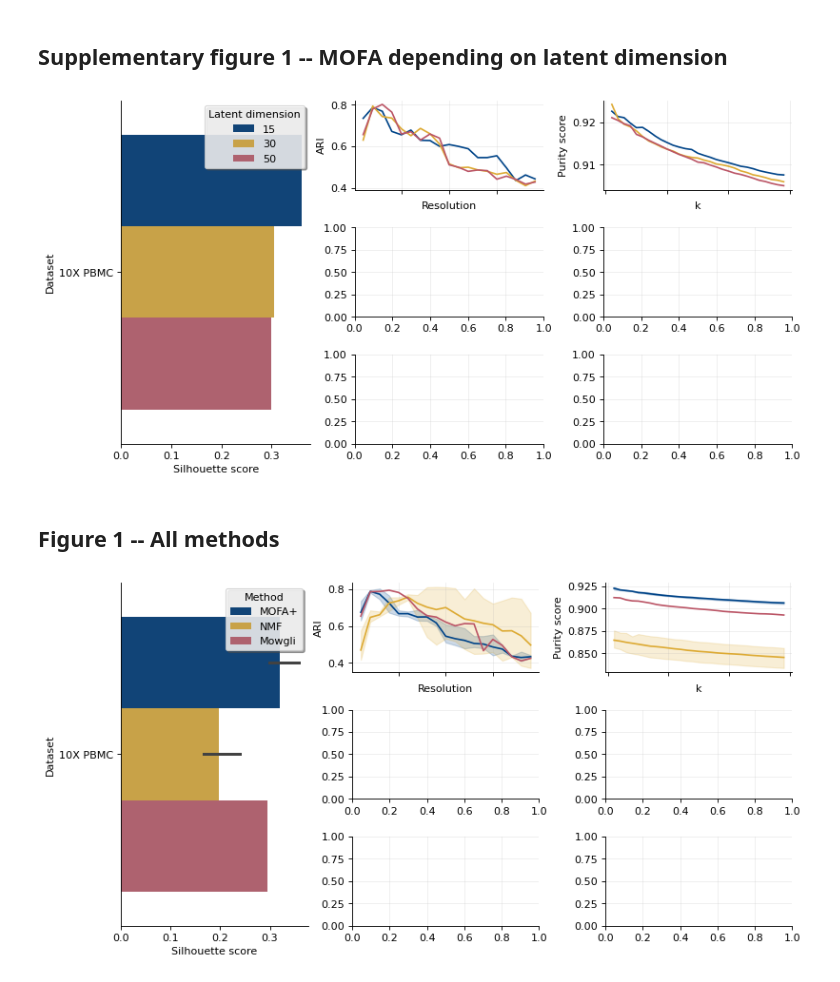
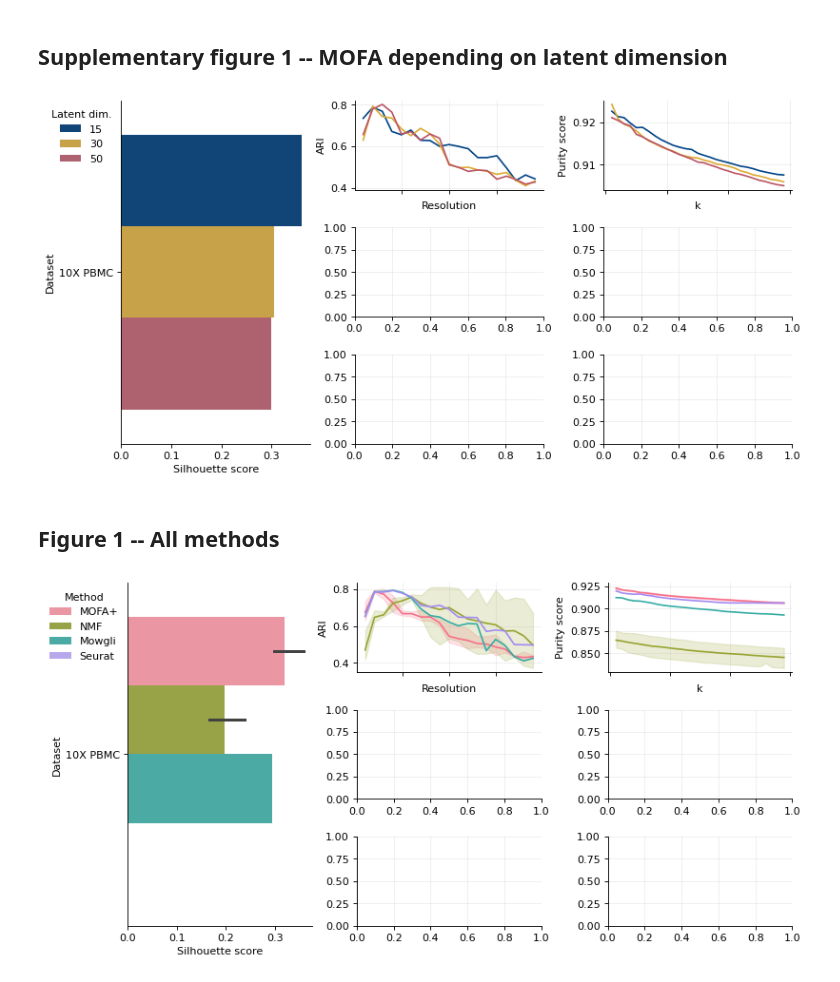
Before and after one commit to cantinilab/mowgli_reproducibility, a Jupyter notebook: visualize/figure_1.ipynb, the cells around one changed output. Saved outputs shown, nothing was run; the diff lists cells and outputs as text; code cells hidden in the pictures.

Commit message:
mowgli and seurat

```diff
--- a/visualize/figure_1.ipynb
+++ b/visualize/figure_1.ipynb
@@ -13,6 +13,7 @@ import pandas as pd
 
 from tueplots import axes as tue_axes
 from tueplots import cycler as tue_cycler
+from tueplots import fonts as tue_fonts
 from tueplots.constants import markers as tue_markers
 from tueplots.constants.color import palettes as tue_palettes
 
@@ -20,6 +21,8 @@ plt.rcParams.update({"figure.dpi": 80})
 plt.rcParams.update(tue_axes.spines(left=True, right=False, top=False, bottom=True))
 plt.rcParams.update(tue_axes.grid())
 plt.rcParams.update(tue_cycler.cycler(color=tue_palettes.high_contrast))
+plt.rcParams.update(tue_axes.legend(shadow=False, frameon=False, fancybox=False))
+plt.rcParams.update(tue_fonts.neurips2021())
 # %% [markdown]
 ## Load the data
 # %%
@@ -28,6 +31,7 @@ data_path = "/users/csb/huizing/Documents/PhD/Code/mowgli_reproducibility/data/"
 mofa_path = os.path.join(data_path, "10X_PBMC_10k/scores_mofa.pkl")
 nmf_path = os.path.join(data_path, "10X_PBMC_10k/scores_nmf.pkl")
 mowgli_path = os.path.join(data_path, "10X_PBMC_10k/scores_mowgli.pkl")
+seurat_path = os.path.join(data_path, "10X_PBMC_10k/scores_seurat.pkl")
 
 # Load the results from the pickle files.
 with open(mofa_path, "rb") as f:
@@ -36,9 +40,16 @@ with open(nmf_path, "rb") as f:
     scores_dict_nmf = pickle.load(f)
 with open(mowgli_path, "rb") as f:
     scores_dict_mowgli = pickle.load(f)
+with open(seurat_path, "rb") as f:
+    scores_dict_seurat = pickle.load(f)
 
 # Fuse two dictionaries.
-scores_dict = {**scores_dict_mofa, **scores_dict_nmf, **scores_dict_mowgli}
+scores_dict = {
+    **scores_dict_mofa,
+    **scores_dict_nmf,
+    **scores_dict_mowgli,
+    **scores_dict_seurat,
+}
 # %%
 # Turn the scores into a dataframe.
 scores_df = pd.DataFrame(scores_dict).T
@@ -54,19 +65,20 @@ scores_df.loc[idx, "Method"] = "NMF"
 idx = scores_df.index.to_series().str.contains("mowgli")
 scores_df.loc[idx, "Method"] = "Mowgli"
 
+idx = scores_df.index.to_series().str.contains("seurat")
+scores_df.loc[idx, "Method"] = "Seurat"
+
 idx = scores_df.index.to_series().str.contains("pbmc")
 scores_df.loc[idx, "Dataset"] = "10X PBMC"
 
 idx = scores_df.index.to_series().str.contains("15")
-scores_df.loc[idx, "Latent dimension"] = 15
+scores_df.loc[idx, "Latent dimension"] = "15"
 
 idx = scores_df.index.to_series().str.contains("30")
-scores_df.loc[idx, "Latent dimension"] = 30
+scores_df.loc[idx, "Latent dimension"] = "30"
 
 idx = scores_df.index.to_series().str.contains("50")
-scores_df.loc[idx, "Latent dimension"] = 50
-
-scores_df["Latent dimension"] = scores_df["Latent dimension"].astype(int)
+scores_df.loc[idx, "Latent dimension"] = "50"
 # %%
 # Print the head of the dataframe.
 scores_df.head()
@@ -97,7 +109,6 @@ for xp_name in scores_df.index:
                 "Latent dimension": str(scores_df.loc[xp_name, "Latent dimension"]),
                 "Resolution": res,
                 "ARI": scores_df.loc[xp_name, "ARIs"][i],
-                "ARI jaccard": scores_df.loc[xp_name, "ARIs after denoising"][i],
             }
         )
 
@@ -146,6 +157,11 @@ sns.barplot(
     x="Silhouette score",
     hue="Latent dimension",
     ax=axes["A"],
+)
+axes["A"].legend(
+    title="Latent dim.",
+    bbox_to_anchor=(0, 1),
+    ncol=1,
 )
 
 # Visualize the ARI as a line plot.
@@ -177,7 +193,7 @@ axes["E"].grid()
 axes["F"].grid()
 axes["G"].grid()
 # %% [output]
-[figure, old version]
+[figure, new version]
 # %% [markdown]
 ## Figure 1 -- All methods
 # %%
@@ -198,35 +214,40 @@ sns.barplot(
     x="Silhouette score",
     hue="Method",
     ax=axes["A"],
+)
+axes["A"].legend(
+    title="Method",
+    bbox_to_anchor=(0, 1),
+    ncol=1,
 )
 
 # Visualize the ARI as a line plot.
 sns.lineplot(
     data=ari_res,
     x="Resolution",
     y="ARI",
     hue="Method",
     ax=axes["B"],
 )
 axes["B"].set_xticklabels([])
 axes["B"].get_legend().remove()
 
 # Visualize the purity score as a line plot.
 sns.lineplot(
     data=purity_res,
     x="k",
     y="Purity score",
     hue="Method",
     ax=axes["C"],
 )
 axes["C"].set_xticklabels([])
 axes["C"].get_legend().remove()
 
 axes["B"].grid()
 axes["C"].grid()
 axes["D"].grid()
 axes["E"].grid()
 axes["F"].grid()
 axes["G"].grid()
 # %% [output]
-[figure, old version]
+[figure, new version]
```
Also changed, not shown: 1 other file.
